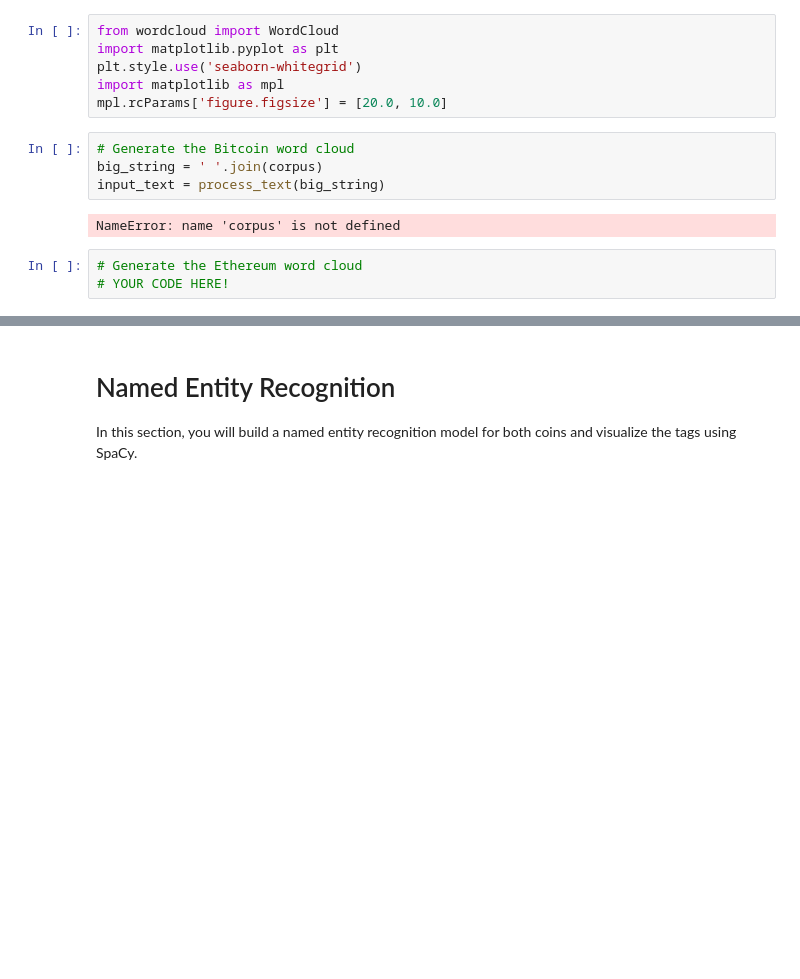
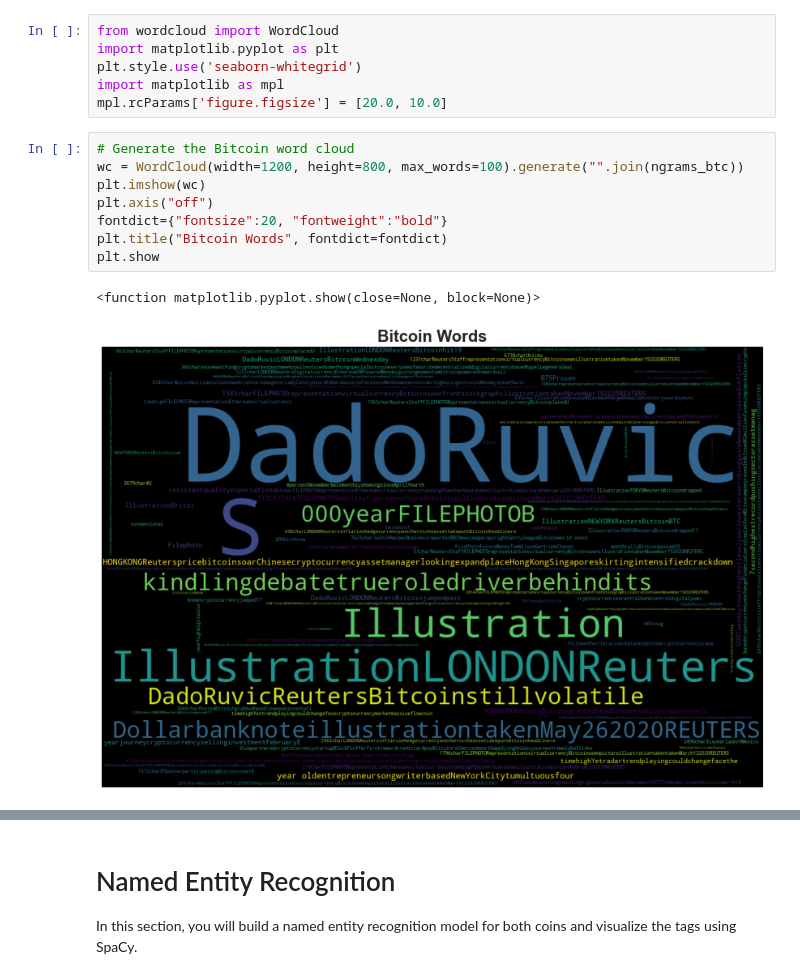
Before and after one commit to Infamousmike9/NLP_Homework, a Jupyter notebook: crypto_sentiment.ipynb, the cells around one changed output, grey strips where cells are left out. Drawn from its saved outputs; the diff is of its cells as text; blank space fills up the shorter version.

```diff
--- a/crypto_sentiment.ipynb
+++ b/crypto_sentiment.ipynb
@@ -364,12 +364,14 @@ import matplotlib.pyplot as plt
 plt.style.use('seaborn-whitegrid')
 import matplotlib as mpl
 mpl.rcParams['figure.figsize'] = [20.0, 10.0]
-# %%
-# Generate the Bitcoin word cloud
-big_string = ' '.join(corpus)
-input_text = process_text(big_string)
-# %% [output]
-NameError: name 'corpus' is not defined
-# %%
-# Generate the Ethereum word cloud
-# YOUR CODE HERE!
+# %%
+# Generate the Bitcoin word cloud
+wc = WordCloud(width=1200, height=800, max_words=100).generate("".join(ngrams_btc))
+plt.imshow(wc)
+plt.axis("off")
+fontdict={"fontsize":20, "fontweight":"bold"}
+plt.title("Bitcoin Words", fontdict=fontdict)
+plt.show
+# %% [output]
+<function matplotlib.pyplot.show(close=None, block=None)>
+[figure, added]
```
Also changed, not shown: parts of 11 cells of this notebook.
